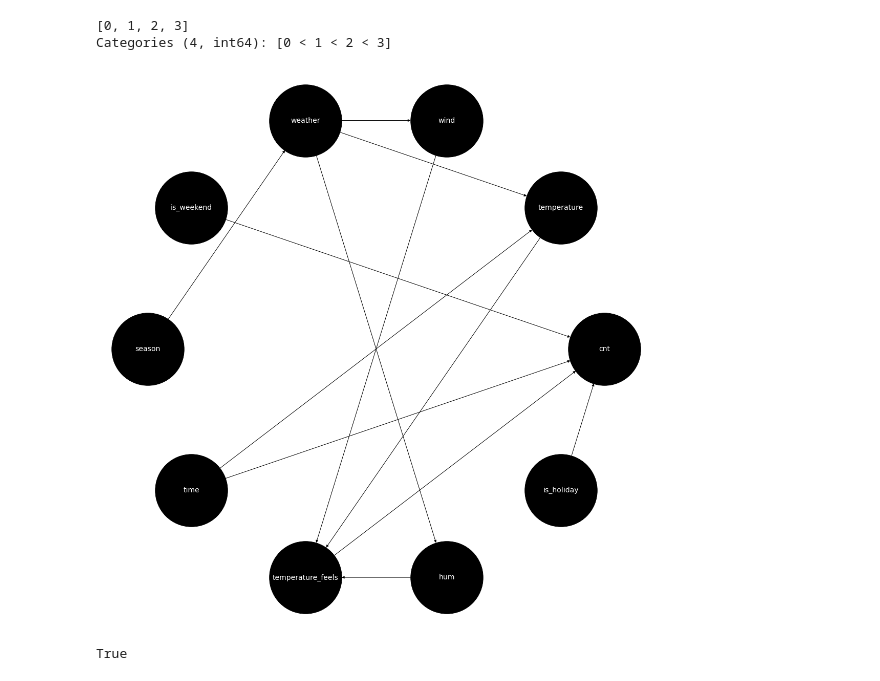
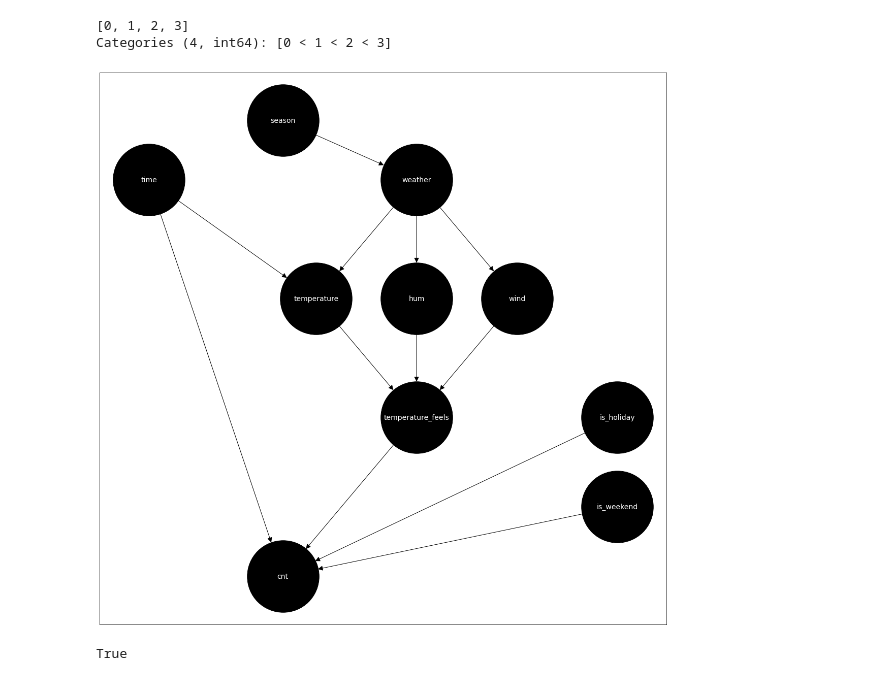
Before and after one commit to pietroepis/faikr-m3-project, a Jupyter notebook: main.ipynb, the cells around one changed output. Saved outputs shown, nothing was run; the diff lists cells and outputs as text; code cells hidden in the pictures.

```diff
--- a/main.ipynb
+++ b/main.ipynb
@@ -71,35 +71,52 @@ Categories (4, int64): [0 < 1 < 2 < 3]
 # %%
 network = BayesianNetwork()
 network.add_nodes_from(["cnt", "temperature", "wind", "weather", "is_weekend", "season", "time", "temperature_feels", "hum", "is_holiday"])
 
 network.add_edge("season", "weather")
 network.add_edge("time", "temperature")
 network.add_edge("weather", "temperature")
 network.add_edge("weather", "hum")
 network.add_edge("weather", "wind")
 network.add_edge("temperature", "temperature_feels")
 network.add_edge("hum", "temperature_feels")
 network.add_edge("wind", "temperature_feels")
 network.add_edge("is_holiday", "cnt")
 network.add_edge("is_weekend", "cnt")
 network.add_edge("time", "cnt")
 network.add_edge("temperature_feels", "cnt")
 
 params = {
     "with_labels": True,
-    "arrowsize": 10,
+    "arrowsize": 20,
     "node_size": 20000,
     "font_size": 14,
     "node_color": "black",
     "font_color": "white",
     "node_shape": 'o'
 }
 
-plt.figure(figsize = (15, 15))
-nx.draw_circular(network, **params)
+pos = {
+    'cnt': np.array([0, -0.36734694]),
+    'temperature': np.array([0.05, 0.1]),
+    'wind': np.array([0.35, 0.1]),
+    'weather': np.array([0.2, 0.3]),
+    'is_weekend': np.array([0.5, -0.25]),
+    'season': np.array([0, 0.4]),
+    'time': np.array([-0.2, 0.3]),
+    'temperature_feels': np.array([0.2, -0.1]),
+    'hum': np.array([0.2, 0.1]),
+    'is_holiday': np.array([0.5, -0.1])
+}
+
+plt.figure(figsize = (20, 20))
+nx.draw_networkx(network, pos = pos, **params)
 plt.show()
+
+# plt.figure(figsize = (25, 25))
+# nx.draw_planar(network, **params)
+# plt.show()
 # %% [output]
-[figure, old version]
+[figure, new version]
 # %%
 def createCPD(name, parents):
     domains = [sorted(data[p].unique()) for p in parents]
```
